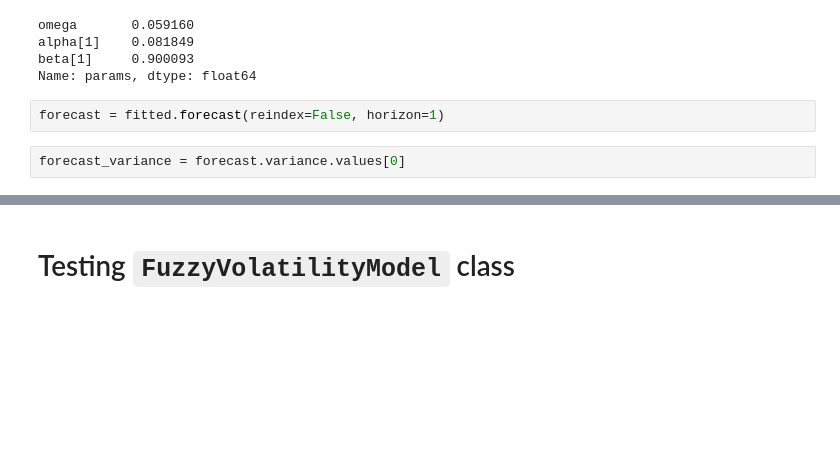
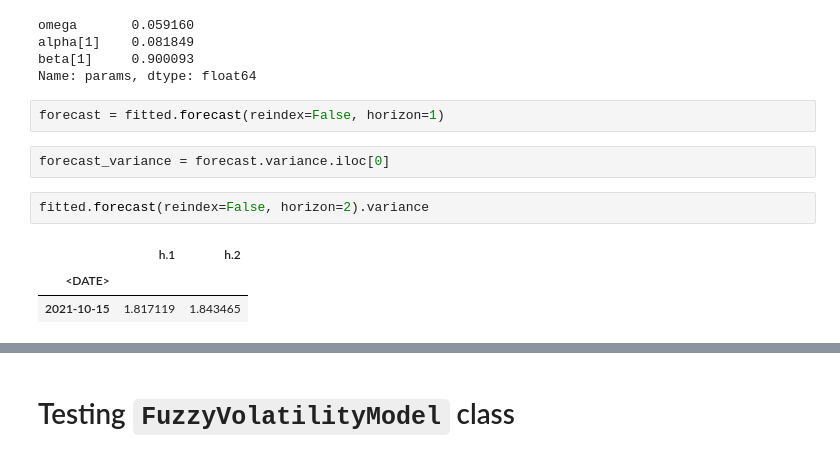
Before and after one commit to Northern125/fuzzy-volatility-modeling, a Jupyter notebook: testing_model.ipynb, the cells around one changed output, grey strips where cells are left out. Drawn from its saved outputs; the diff is of its cells as text; blank space fills up the shorter version.

```diff
--- a/testing_model.ipynb
+++ b/testing_model.ipynb
@@ -151,7 +155,13 @@ Name: params, dtype: float64
 # %%
 forecast = fitted.forecast(reindex=False, horizon=1)
 # %%
-forecast_variance = forecast.variance.values[0]
+forecast_variance = forecast.variance.iloc[0]
+# %%
+fitted.forecast(reindex=False, horizon=2).variance
+# %% [output]
+|  | h.1 | h.2 |
+| <DATE> |  |  |
+| 2021-10-15 | 1.817119 | 1.843465 |
 # %%
 forecast_variance
 # %% [output]
```
Also changed, not shown: parts of 13 cells of this notebook, 2 other files.
